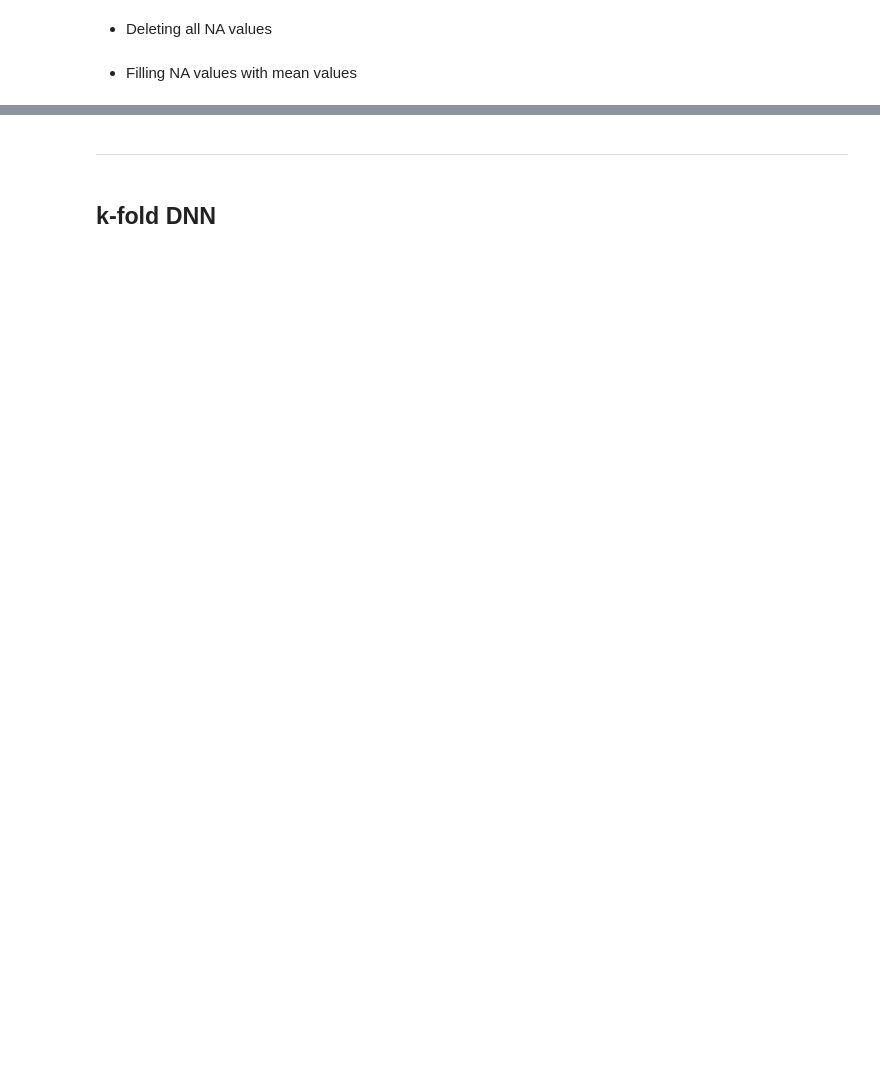
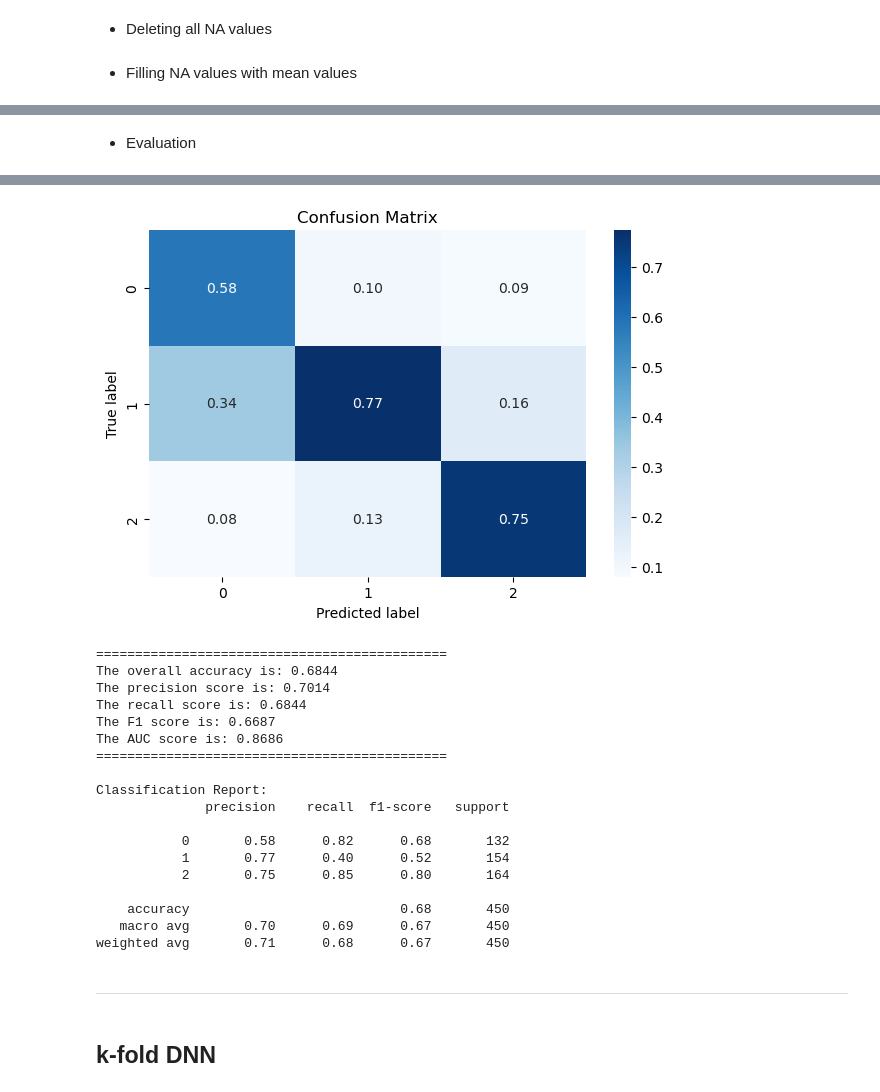
Before and after one commit to andrewyoo214/MachineLearning_python, a Jupyter notebook: DataAugmentation/SWELL_analysis.ipynb, the cells around one changed output, grey strips where cells are left out. Drawn from its saved outputs; the diff is of its cells as text; code cells hidden in the pictures; blank space fills up the shorter version.

```diff
--- a/DataAugmentation/SWELL_analysis.ipynb
+++ b/DataAugmentation/SWELL_analysis.ipynb
@@ -409,0 +520,5 @@ print("=============================================")
+# %%
+### model training on training dataset
+# history = model_dnn.fit_model(x_train, y_train, epochs=args_dnn.epochs, batch_size=args_dnn.bs, validation_split=0.2)
+# history = model_dnn.fit_model(x_train, y_train, epochs=args_dnn.epochs, batch_size=args_dnn.bs, validation_data=(x_vali, y_vali))
+history = model_dnn.fit_model(x_train, y_train, epochs=args_dnn.epochs, batch_size=args_dnn.bs, class_weight = class_weight, validation_split=0.2)
@@ -409,0 +543,42 @@ print("=============================================")
+# %% [markdown]
+* Evaluation
+# %%
+def evaluate_model_performance(model, x_test, y_test):
+
+    ## predict on model
+    y_predict = model.predict(x_test)
+    y_predict_classes = np.argmax(y_predict, axis=1)
+    y_test_classes = np.argmax(y_test, axis=1)
+
+    ## calculate confusion matrix and visualize
+    cm = confusion_matrix(y_test_classes, y_predict_classes, normalize='pred')
+    plt.figure(figsize=(6, 4))
+    sns.heatmap(cm, annot=True, cmap=plt.cm.Blues, fmt='.2f')
+    plt.tight_layout()
+    plt.ylabel('True label')
+    plt.xlabel('Predicted label')
+    plt.title('Confusion Matrix')
+    plt.show()
+
+    ## evaluation metrics
+    accuracy = accuracy_score(y_test_classes, y_predict_classes)
+    precision = precision_score(y_test_classes, y_predict_classes, average='macro')
+    recall = recall_score(y_test_classes, y_predict_classes, average='micro')
+    f1 = f1_score(y_test_classes, y_predict_classes, average='weighted')
+    auc = roc_auc_score(y_test, y_predict, multi_class='ovr')
+
+    ## Results
+    print("=============================================")
+    print(f"The overall accuracy is: {accuracy:.4f}")
+    print(f"The precision score is: {precision:.4f}")
+    print(f"The recall score is: {recall:.4f}")
+    print(f"The F1 score is: {f1:.4f}")
+    print(f"The AUC score is: {auc:.4f}")
+    print("=============================================")
+
+    ## Print out the classification report
+    print("\nClassification Report:")
+    print(classification_report(y_test_classes, y_predict_classes))
+# %%
+evaluate_model_performance(model_dnn, x_test, y_test)
+# %% [output]
@@ -410,3 +586,22 @@ print("=============================================")
+[figure, added]
+=============================================
+The overall accuracy is: 0.6844
+The precision score is: 0.7014
+The recall score is: 0.6844
+The F1 score is: 0.6687
+The AUC score is: 0.8686
+=============================================
+
+Classification Report:
+              precision    recall  f1-score   support
+
+           0       0.58      0.82      0.68       132
+           1       0.77      0.40      0.52       154
+           2       0.75      0.85      0.80       164
+
+    accuracy                           0.68       450
+   macro avg       0.70      0.69      0.67       450
+weighted avg       0.71      0.68      0.67       450
 # %% [markdown]
 ***
 # %% [markdown]
```
Also changed, not shown: parts of 66 cells of this notebook, 17 other files.
